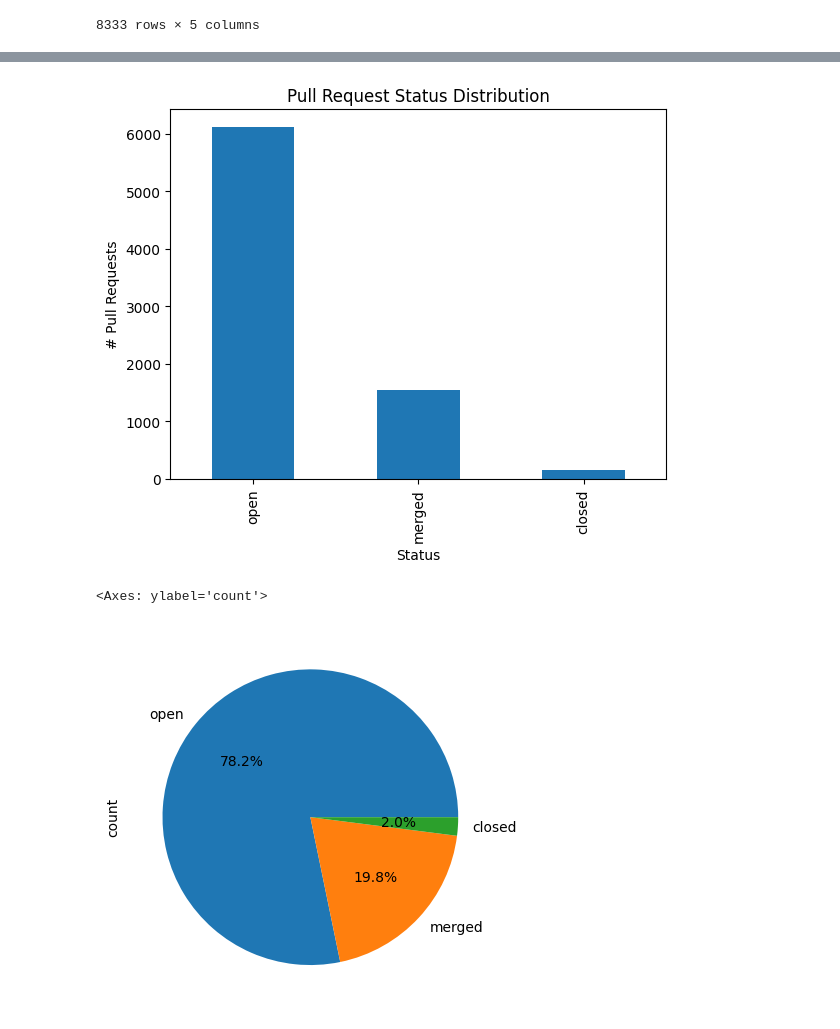
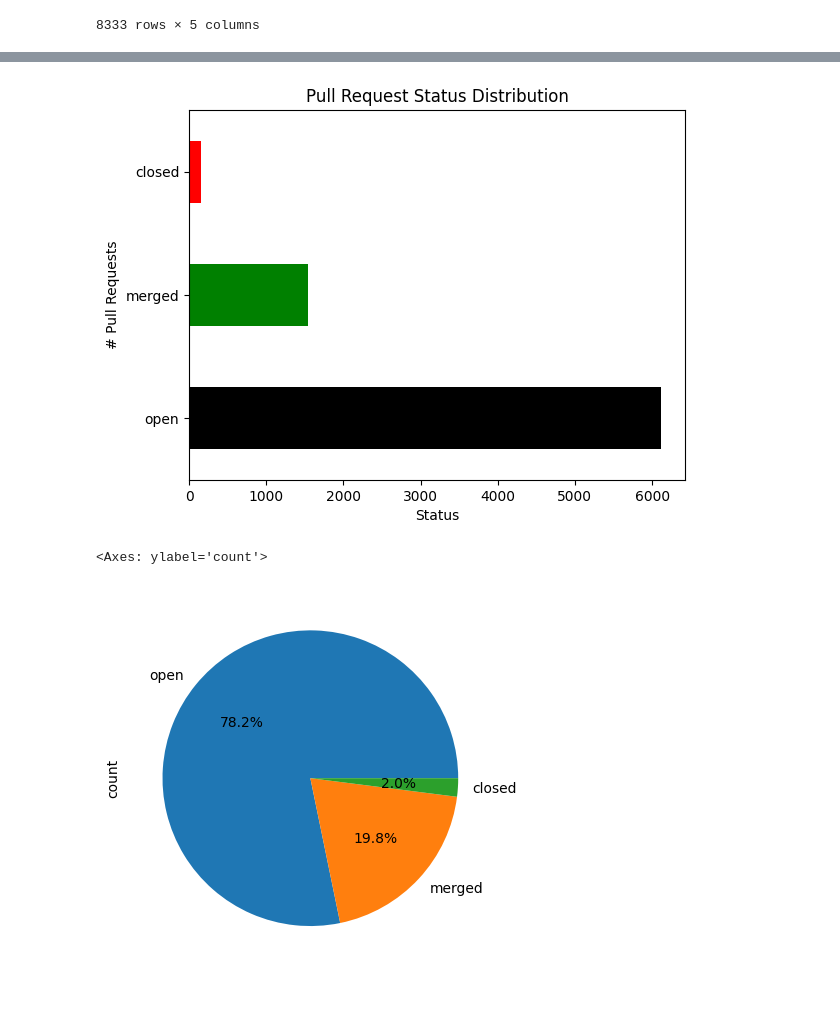
Before and after one commit to s2e-lab/model-evolution, a Jupyter notebook: scripts/notebooks/rq4_analysis.ipynb, the cells around one changed output, grey strips where cells are left out. Saved outputs shown, nothing was run; the diff lists cells and outputs as text; code cells hidden in the pictures; blank space fills up the shorter version.

```diff
--- a/scripts/notebooks/rq4_analysis.ipynb
+++ b/scripts/notebooks/rq4_analysis.ipynb
@@ -67,19 +67,21 @@ df
 # %%
 
 import matplotlib.pyplot as plt
 
-# Plot the status distribution
+
 status_distribution = df['status'].value_counts()
-status_distribution.plot(kind='bar')
+# Plot the status distribution horizontally
+status_distribution.plot(kind='barh', color=['black', 'green', 'red'])
+
 # Add title and labels
 plt.title('Pull Request Status Distribution')
 plt.xlabel('Status')
 plt.ylabel('# Pull Requests')
 plt.show()
 
 # show pie chart
 status_distribution.plot.pie(autopct='%1.1f%%')
 # %% [output]
-[figure, old version]
+[figure, new version]
 <Axes: ylabel='count'>
 [figure]
```
Also changed, not shown: parts of 3 cells of this notebook, 3 other files.
